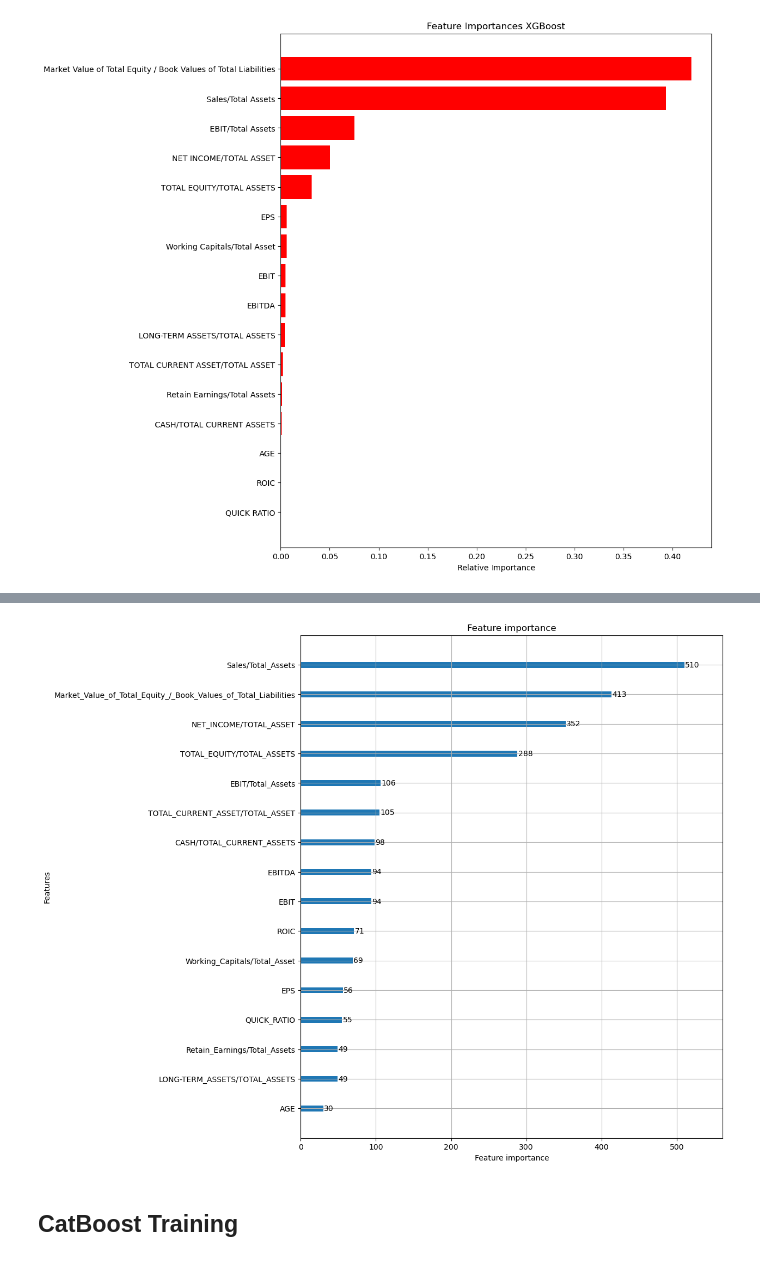
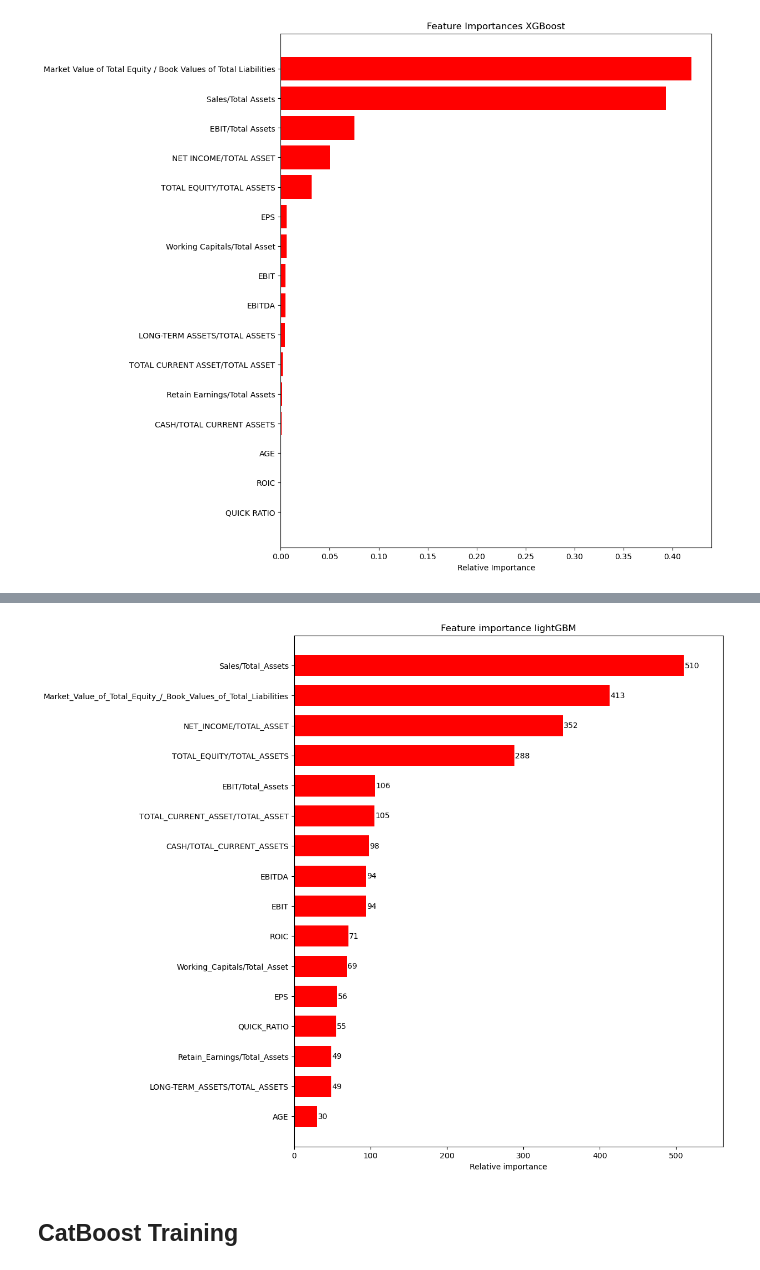
Before and after one commit to anhducbuui270802/FINANCIAL-DISTRESS-PREDICTION-, a Jupyter notebook: STEP2_BUILD_MODEL/train_model_data_2022.ipynb, the cells around one changed output, grey strips where cells are left out. Cells and saved outputs as stored; diff of their text form; code cells hidden in the pictures.

```diff
--- a/STEP2_BUILD_MODEL/train_model_data_2022.ipynb
+++ b/STEP2_BUILD_MODEL/train_model_data_2022.ipynb
@@ -464,10 +434,11 @@ AUROC: 0.9989406779661018
 AUC-PR: 0.9990383477199883
 Mean Fbeta: 0.983 0.008
 # %%
-lgb.plot_importance(lbg_model, max_num_features=25, figsize=(10, 12))
+lgb.plot_importance(lbg_model, max_num_features=25, figsize=(10, 12),grid=False, height=0.7, color='red', title='Feature importance lightGBM', xlabel='Relative importance', ylabel='')
+
 plt.show()
 # %% [output]
-[figure, old version]
+[figure, new version]
 # %% [markdown]
 ## CatBoost Training
 # %%
```
Also changed, not shown: parts of 13 cells of this notebook, 11 other files.
